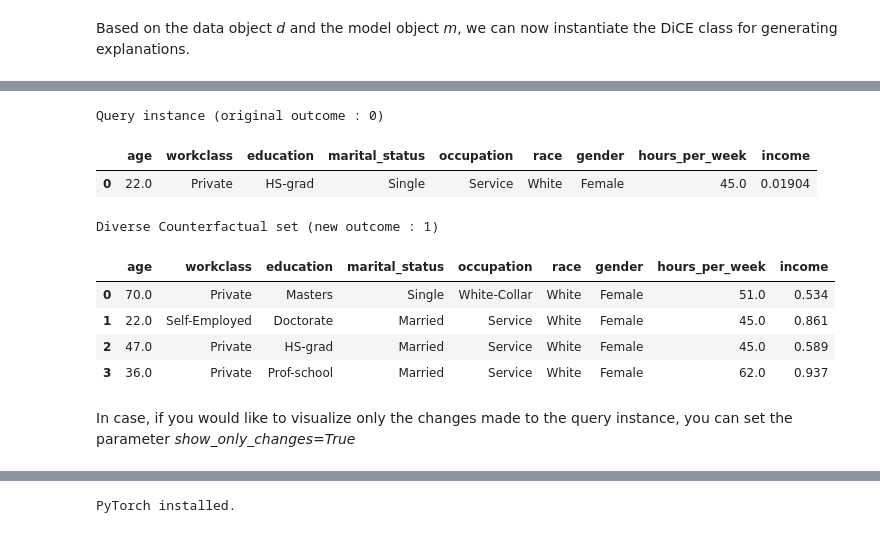
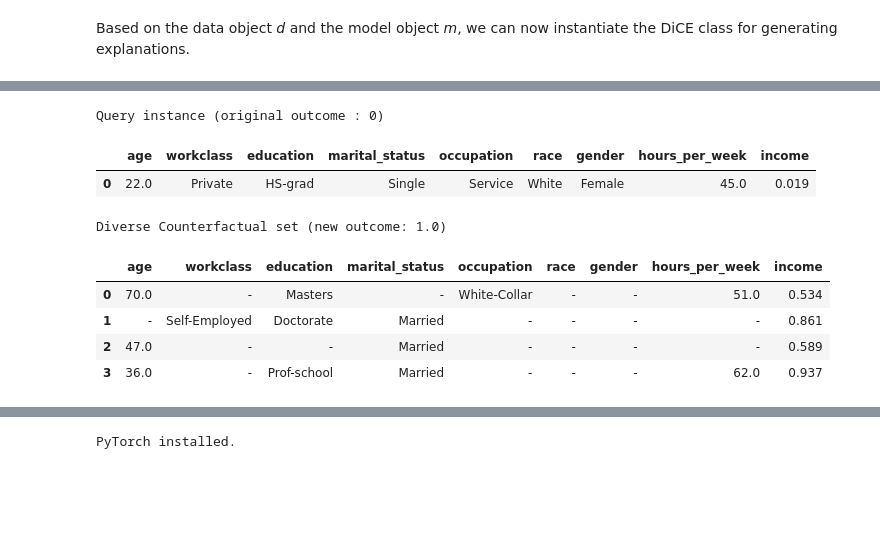
Before and after one commit to interpretml/DiCE, a Jupyter notebook: docs/source/notebooks/DiCE_getting_started.ipynb, the cells around one changed output, grey strips where cells are left out. Saved outputs shown, nothing was run; the diff lists cells and outputs as text; code cells hidden in the pictures; blank space fills up the shorter version.

```diff
--- a/docs/source/notebooks/DiCE_getting_started.ipynb
+++ b/docs/source/notebooks/DiCE_getting_started.ipynb
@@ -86,15 +245,13 @@ Diverse Counterfactuals found! total time taken: 00 min 02 sec
 # %%
-# visualize the results
-dice_exp.visualize_as_dataframe()
+# visualize the result, highlight only the changes
+dice_exp.visualize_as_dataframe(show_only_changes=True)
 # %% [output]
 Query instance (original outcome : 0)
 |  | age | workclass | education | marital_status | occupation | race | gender | hours_per_week | income |
-| 0 | 22.0 | Private | HS-grad | Single | Service | White | Female | 45.0 | 0.01904 |
+| 0 | 22.0 | Private | HS-grad | Single | Service | White | Female | 45.0 | 0.019 |
-Diverse Counterfactual set (new outcome : 1)
+Diverse Counterfactual set (new outcome: 1.0)
 |  | age | workclass | education | marital_status | occupation | race | gender | hours_per_week | income |
-| 0 | 70.0 | Private | Masters | Single | White-Collar | White | Female | 51.0 | 0.534 |
-| 1 | 22.0 | Self-Employed | Doctorate | Married | Service | White | Female | 45.0 | 0.861 |
-| 2 | 47.0 | Private | HS-grad | Married | Service | White | Female | 45.0 | 0.589 |
-| 3 | 36.0 | Private | Prof-school | Married | Service | White | Female | 62.0 | 0.937 |
+| 0 | 70.0 | - | Masters | - | White-Collar | - | - | 51.0 | 0.534 |
+| 1 | - | Self-Employed | Doctorate | Married | - | - | - | - | 0.861 |
+| 2 | 47.0 | - | - | Married | - | - | - | - | 0.589 |
+| 3 | 36.0 | - | Prof-school | Married | - | - | - | 62.0 | 0.937 |
-# %% [markdown]
-In case, if you would like to visualize only the changes made to the query instance, you can set the parameter *show_only_changes=True*
```
Also changed, not shown: parts of 48 cells of this notebook, 6 other files.
